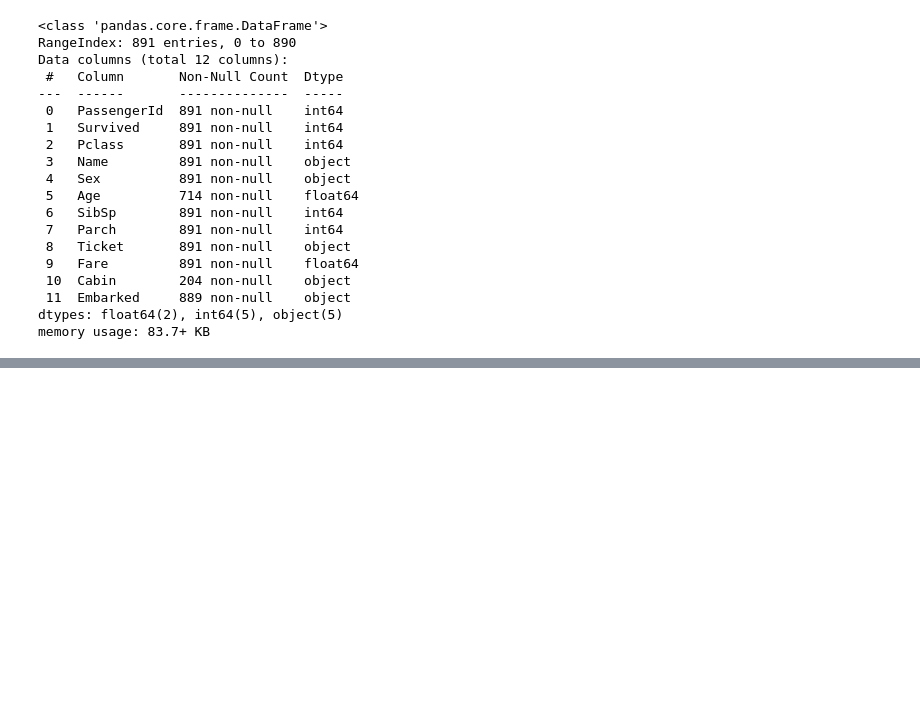
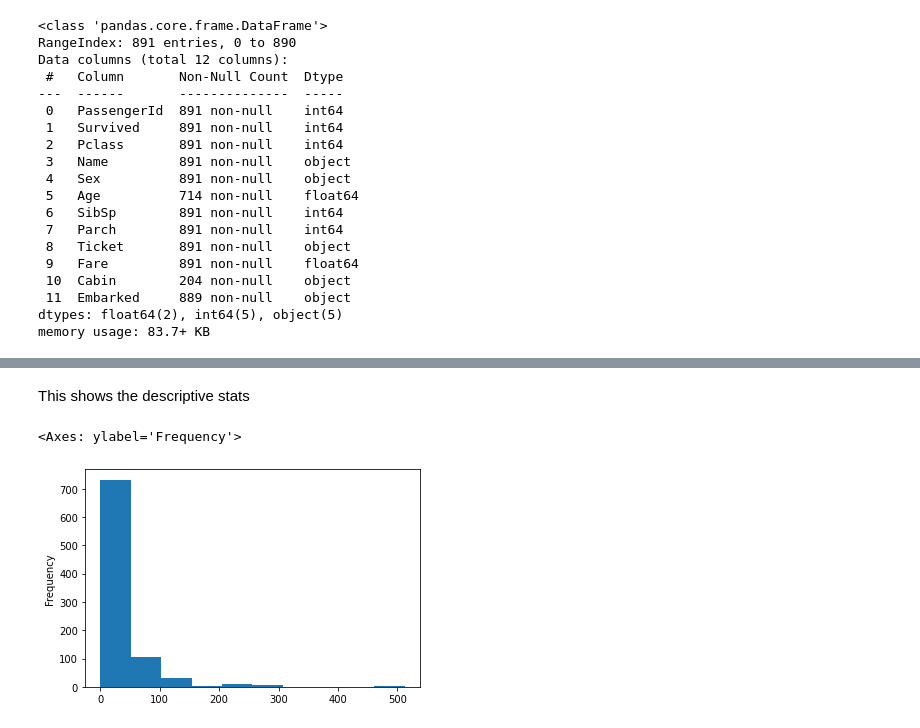
Before and after one commit to niteshpantha/titanic_data, a Jupyter notebook: titanic_analysis.ipynb, the cells around one changed output, grey strips where cells are left out. Cells and saved outputs as stored; diff of their text form; code cells hidden in the pictures; blank space fills up the shorter version.

```diff
--- a/titanic_analysis.ipynb
+++ b/titanic_analysis.ipynb
@@ -185,0 +208,7 @@ df_train[df_train['Age'] > 65]
+# %% [markdown]
+This shows the descriptive stats
+# %%
+df_train["Fare"].plot(kind='hist')
+# %% [output]
+<Axes: ylabel='Frequency'>
+[figure, added]
```
Also changed, not shown: parts of 71 cells of this notebook.
